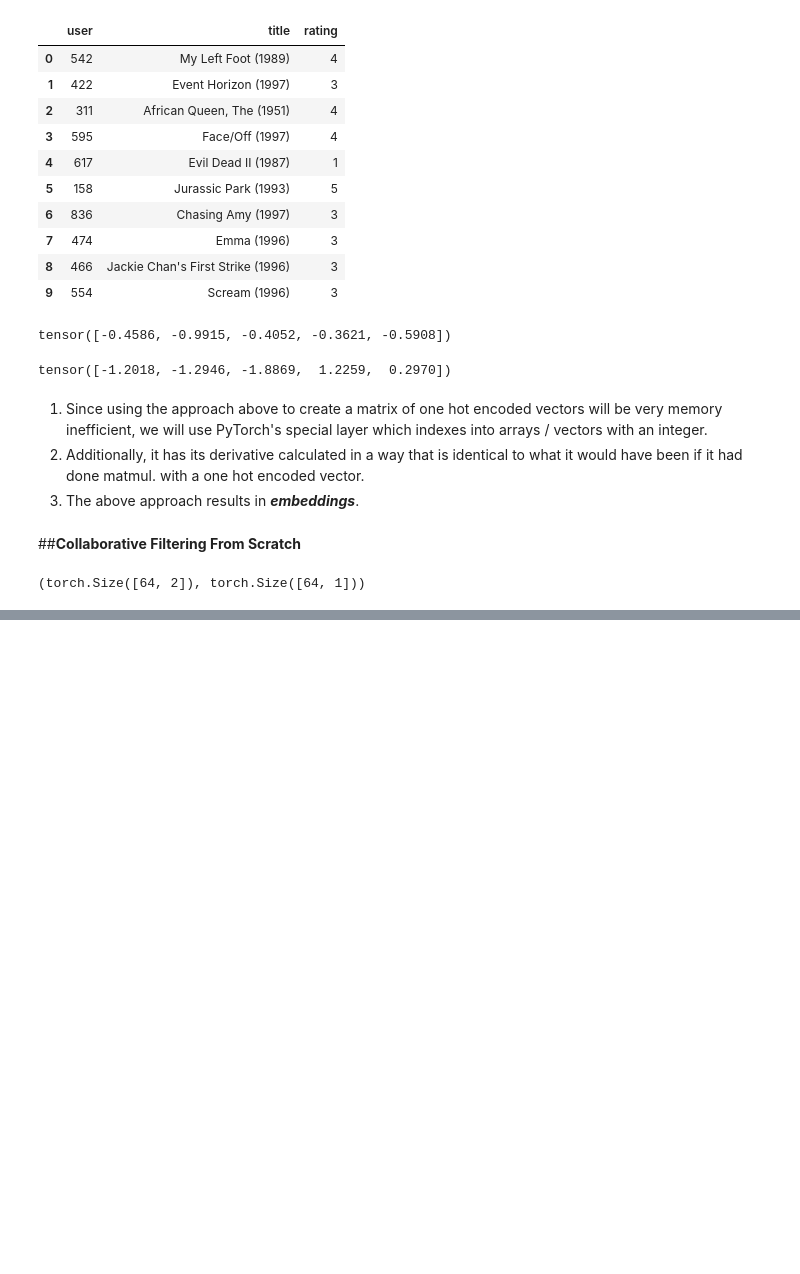
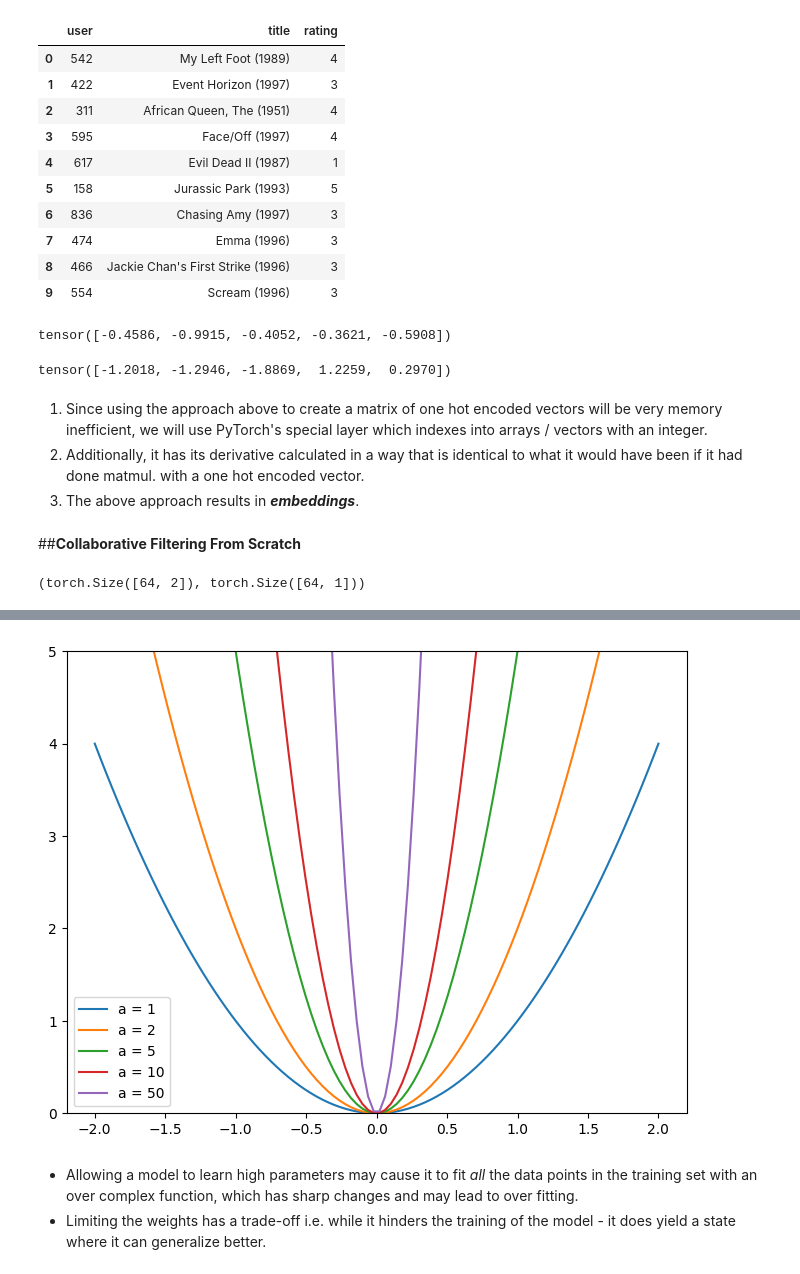
Before and after one commit to bil-ardhry/fastai_course_22, a Jupyter notebook: Collaborate_Filtering_Deepdive.ipynb, the cells around one changed output, grey strips where cells are left out. Cells and saved outputs as stored; diff of their text form; code cells hidden in the pictures; blank space fills up the shorter version.

```diff
--- a/Collaborate_Filtering_Deepdive.ipynb
+++ b/Collaborate_Filtering_Deepdive.ipynb
@@ -254,0 +261,19 @@ learn.fit_one_cycle(5, 5e-3)
+# %%
+# Here's a demo of how L2 regularization, or WD works
+x = np.linspace(-2, 2, 100)
+a_s = [1,2,5,10,50]
+ys = [a * x**2 for a in a_s]
+
+_, ax = plt.subplots(figsize=(8,6))
+
+for a, y in zip(a_s, ys):
+  ax.plot(x, y, label=f'a = {a}')
+ax.set_ylim([0, 5])
+ax.legend();
+# %% [output]
+[figure, added]
+# %% [markdown]
+
+
+*   Allowing a model to learn high parameters may cause it to fit _all_ the data points in the training set with an over complex function, which has sharp changes and may lead to over fitting.
+*   Limiting the weights has a trade-off i.e. while it hinders the training of the model - it does yield a state where it can generalize better.
```
Also changed, not shown: parts of 6 cells of this notebook.
